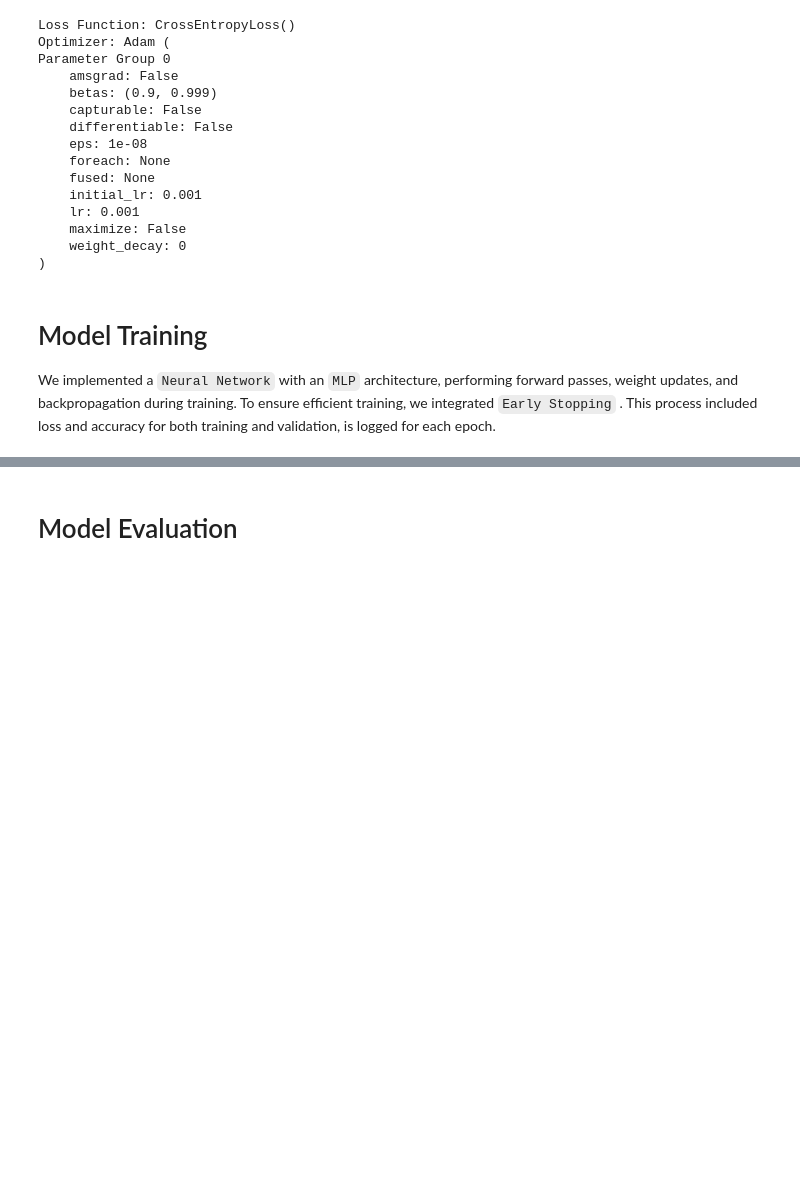
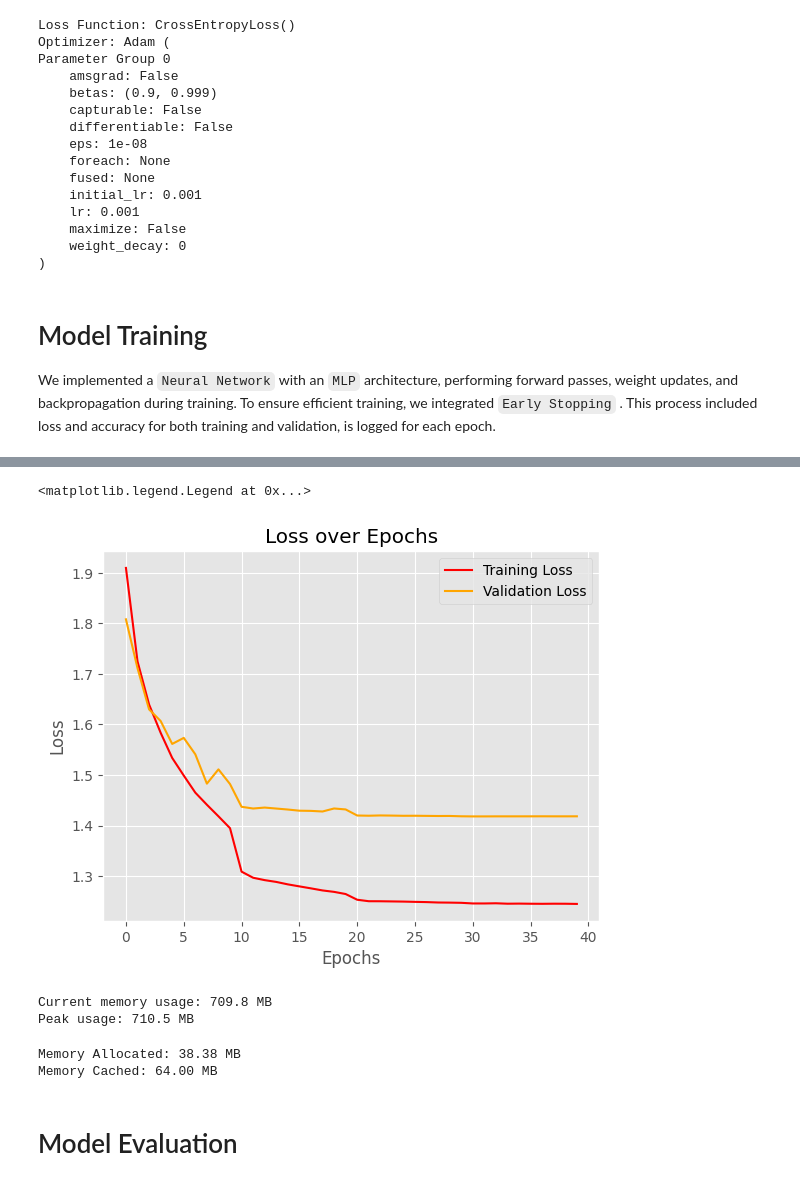
Before and after one commit to khoadole/Neural-Networks-for-Classification, a Jupyter notebook: notebooks/pytorch.ipynb, the cells around one changed output, grey strips where cells are left out. Cells and saved outputs as stored; diff of their text form; code cells hidden in the pictures; blank space fills up the shorter version.

Commit message:
Update pytorch.ipynb: add loss image, markdown, cmt

```diff
--- a/notebooks/pytorch.ipynb
+++ b/notebooks/pytorch.ipynb
@@ -149,10 +226,13 @@ best_loss = float('inf')
 no_improve_epochs = 0
 
 num_epochs = 200
+cesTrainLoss = []
+cesValidLoss = []
 
 # Mark the start time
 start_time = time.time()
 
+# Training loop for multiple epochs
 for epoch in range(num_epochs):
 	model.train() # train mode
 	train_loss = 0.0
@@ -160,18 +240,18 @@ for epoch in range(num_epochs):
 	for i, (inputs, labels) in enumerate(train_loader):
 		inputs, labels = inputs.to(device), labels.to(device)
 
-		# Forward pass
+		# Forward pass: get model output for the inputs
 		outputs = model(inputs)
 		loss = criterion(outputs, labels)
 
-		# Backpropagation
+		# Backpropagation : update model parameters
 		optimizer.zero_grad()
 		loss.backward()
 		optimizer.step()
 
 		train_loss += loss.item()
-	scheduler.step()
-
+	scheduler.step()    # Adjust learning rate using scheduler
+	cesTrainLoss.append(train_loss/ len(train_loader))     # Append average training loss for this epoch
 	# Evaluate on validation
 	model.eval() # evalution mode
 	val_loss = 0.0
@@ -180,19 +260,22 @@ for epoch in range(num_epochs):
 
 	with torch.no_grad():
 		for inputs, labels in val_loader:
-			inputs, labels = inputs.to(device), labels.to(device)
+			inputs, labels = inputs.to(device), labels.to(device) # Move data to GPU(or CPU)
 
 			outputs = model(inputs)
-			loss = criterion(outputs, labels)
-			val_loss += loss.item()
+			loss = criterion(outputs, labels) # Compute validation loss
+			val_loss += loss.item() # Accumulate validation loss
 
+			# Compute accuracy
 			_, predicted = torch.max(outputs, 1)
 			total += labels.size(0)
 			correct += (predicted == labels).sum().item()
-
+	# Calculate the validation accuracy and average validation loss
 	val_accuracy = 100 * correct / total
 	avg_val_loss = val_loss / len(val_loader)
+	cesValidLoss.append(val_loss / len(val_loader))
 
+	# Print statistics for this epoch
 	print(f"Epoch {epoch + 1}/{num_epochs}, "
 		  f"Train Loss: {train_loss / len(train_loader):.4f}, "
 		  f"Validation Loss: {avg_val_loss:.4f}, "
@@ -203,7 +286,7 @@ for epoch in range(num_epochs):
 		best_loss = avg_val_loss
 		no_improve_epochs = 0
 		print("Validation loss improved. Saving model...")
-		torch.save(model.state_dict(), "best_model.pth")
+		# torch.save(model.state_dict(), "best_model.pth")
 	else:
 		no_improve_epochs += 1
 		print(f"No improvement for {no_improve_epochs} epochs.")
@@ -240,3 +323,34 @@ Training time: 42.92 seconds
+# %%
+plt.plot(cesTrainLoss, label='Training Loss', color='red')
+plt.plot(cesValidLoss, label='Validation Loss', color='orange')
+plt.title('Loss over Epochs')
+plt.xlabel('Epochs')
+plt.ylabel('Loss')
+plt.legend()
+# %% [output]
+<matplotlib.legend.Legend at 0x...>
+[figure, added]
+# %%
+current, peak = tracemalloc.get_traced_memory()
+print(f"Current memory usage: {current / 1024 / 1024:.1f} MB")
+print(f"Peak usage: {peak / 1024 / 1024:.1f} MB")
+
+tracemalloc.stop()
+# %% [output]
+Current memory usage: 709.8 MB
+Peak usage: 710.5 MB
+# %%
+import torch
+
+# Kiểm tra bộ nhớ hiện tại được sử dụng trên GPU
+print(f"Memory Allocated: {torch.cuda.memory_allocated() / 1024**2:.2f} MB")
+print(f"Memory Cached: {torch.cuda.memory_reserved() / 1024**2:.2f} MB")
+
+# Xóa bộ nhớ cache nếu cần
+torch.cuda.empty_cache()
+# %% [output]
+Memory Allocated: 38.38 MB
+Memory Cached: 64.00 MB
 # %% [markdown]
 # Model Evaluation
 # %%
```
Also changed, not shown: parts of 9 cells of this notebook.
